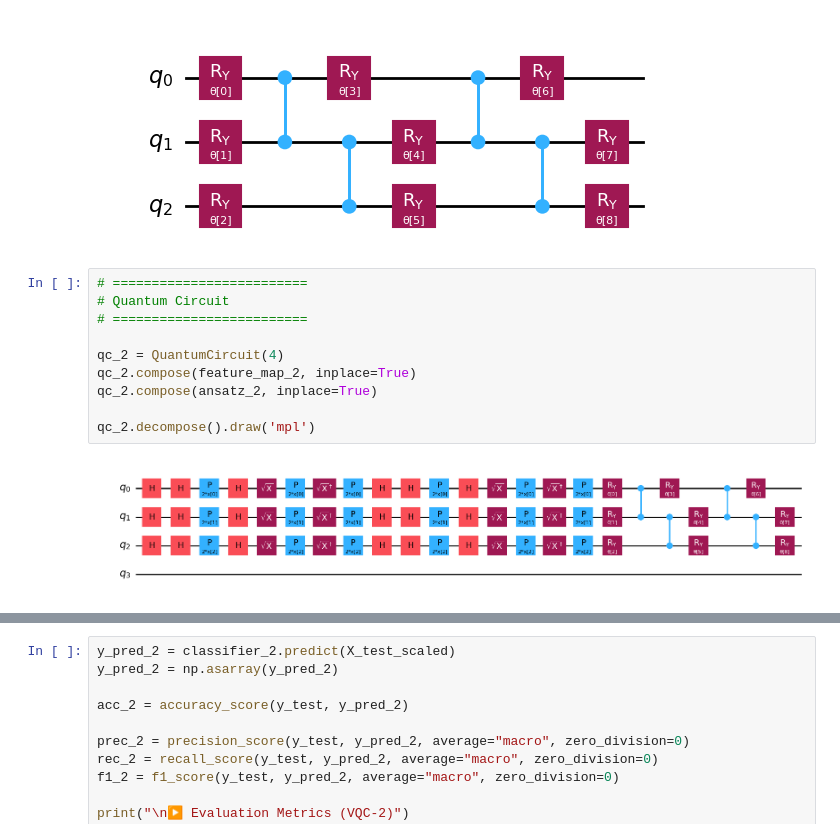
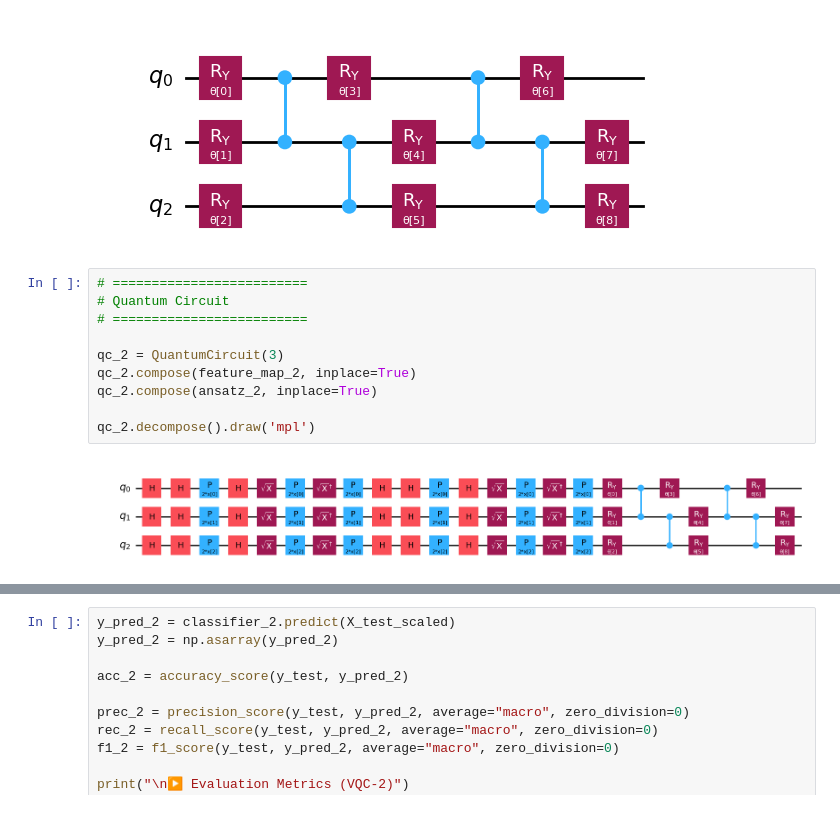
Before and after one commit to kabirarshafidz/SQA-2026-clone, a Jupyter notebook: personal_notebook.ipynb, the cells around one changed output, grey strips where cells are left out. Saved outputs shown, nothing was run; the diff lists cells and outputs as text.

```diff
--- a/personal_notebook.ipynb
+++ b/personal_notebook.ipynb
@@ -266,15 +284,15 @@ ansatz_2.decompose().draw('mpl')
 # %%
 # =========================
 # Quantum Circuit
 # =========================
 
-qc_2 = QuantumCircuit(4)
+qc_2 = QuantumCircuit(3)
 qc_2.compose(feature_map_2, inplace=True)
 qc_2.compose(ansatz_2, inplace=True)
 
 qc_2.decompose().draw('mpl')
 # %% [output]
-[figure, old version]
+[figure, new version]
 # %%
 np.random.seed(42)
 loss_vals_2 = []
```
Also changed, not shown: parts of 13 cells of this notebook.
